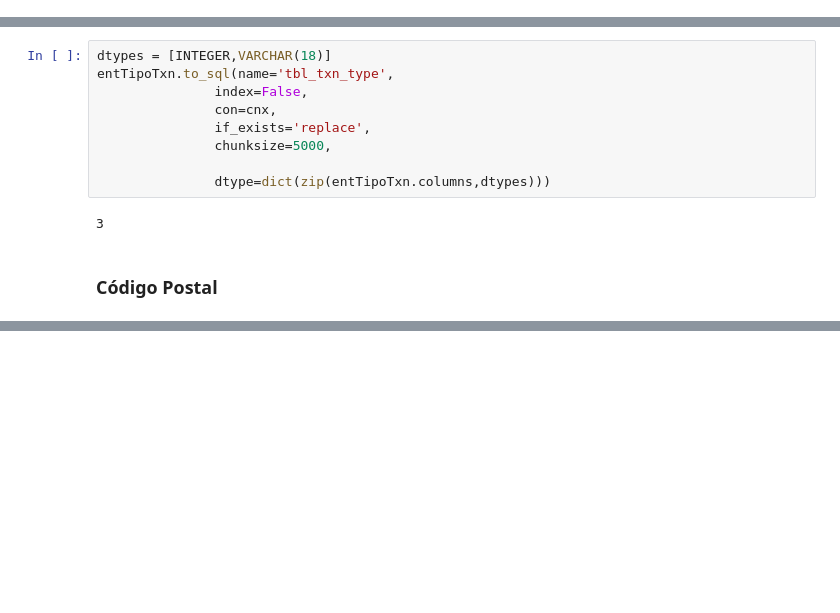
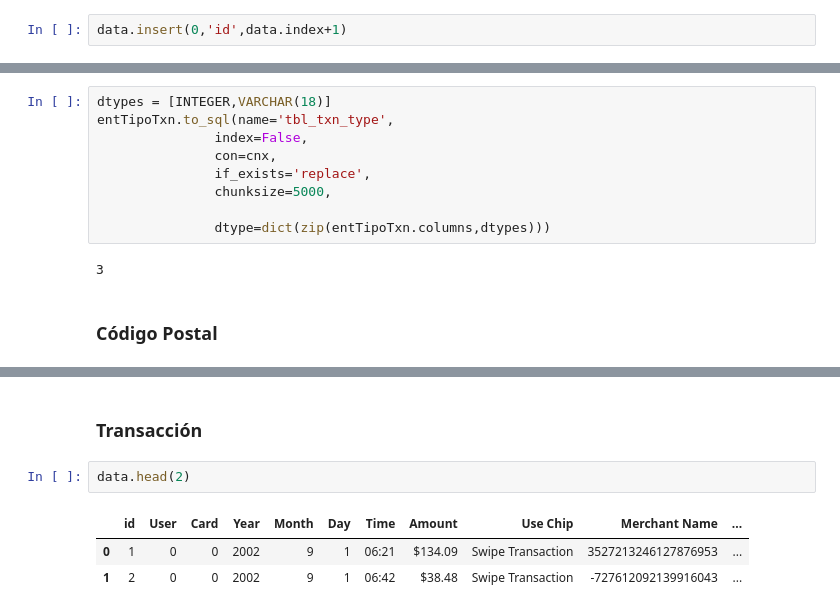
Before and after one commit to JGFuentesC/tsc_2024_1, a Jupyter notebook: practicas/Ejercicio TDC IBM/IBM.ipynb, the cells around one changed output, grey strips where cells are left out. Drawn from its saved outputs; the diff is of its cells as text; blank space fills up the shorter version.

```diff
--- a/practicas/Ejercicio TDC IBM/IBM.ipynb
+++ b/practicas/Ejercicio TDC IBM/IBM.ipynb
@@ -24,6 +24,8 @@ data.head(2)
 |  | User | Card | Year | Month | Day | Time | Amount | Use Chip | Merchant Name | Merchant City | ... |
 | 0 | 0 | 0 | 2002 | 9 | 1 | 06:21 | $134.09 | Swipe Transaction | 3527213246127876953 | La Verne | ... |
 | 1 | 0 | 0 | 2002 | 9 | 1 | 06:42 | $38.48 | Swipe Transaction | -727612092139916043 | Monterey Park | ... |
+# %%
+data.insert(0,'id',data.index+1)
 # %% [markdown]
 ## Conexión a BD
 # %%
@@ -168,0 +292,8 @@ data[data['Merchant State']=='AA']
+# %% [markdown]
+### Transacción
+# %%
+data.head(2)
+# %% [output]
+|  | id | User | Card | Year | Month | Day | Time | Amount | Use Chip | Merchant Name | ... |
+| 0 | 1 | 0 | 0 | 2002 | 9 | 1 | 06:21 | $134.09 | Swipe Transaction | 3527213246127876953 | ... |
+| 1 | 2 | 0 | 0 | 2002 | 9 | 1 | 06:42 | $38.48 | Swipe Transaction | -727612092139916043 | ... |
```
Also changed, not shown: parts of 26 cells of this notebook.
